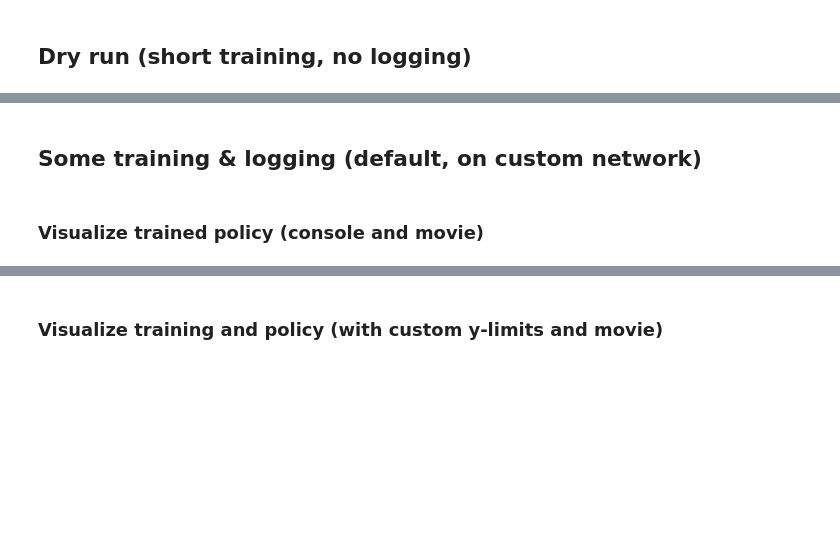
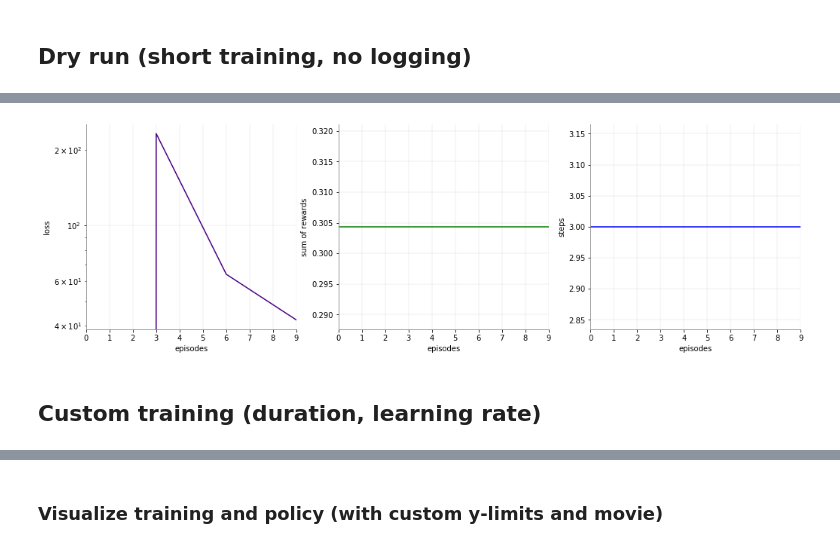
Before and after one commit to DJCordhose/ml-workshop, a Jupyter notebook: notebooks/rl/line.ipynb, the cells around one changed output, grey strips where cells are left out. Cells and saved outputs as stored; diff of their text form; code cells hidden in the pictures; blank space fills up the shorter version.

```diff
--- a/notebooks/rl/line.ipynb
+++ b/notebooks/rl/line.ipynb
@@ -654,0 +49,2 @@ class DummyEnv(gym.Env):
+# %%
+version = 0
@@ -669,3 +196,8 @@ NameError: ignored
+# %%
+version += 1
+env_name = "Line-v{}".format(version)
+
+gym.envs.registration.register(id=env_name, entry_point=LineWorldEnv, max_episode_steps=1000)
 # %% [markdown]
 ##  Dry run (short training, no logging)
 # %%
@@ -678,9 +223,11 @@ import matplotlib.pyplot as plt
 # %%
-ppoAgent = PpoAgent(    gym_env_name = 'Orso-v1',
-                        training=TrainingFast(max_steps_per_episode = 50))
+ppoAgent = PpoAgent(gym_env_name = env_name,
+                    training=TrainingFast(max_steps_per_episode = 50))
 ppoAgent.train()
+# %% [output]
+[figure, added]
-# %% [markdown]
-## Some training & logging (default, on custom network)
+# %% [markdown]
+## Custom training (duration, learning rate)
 # %%
 from easyagents.tfagents import PpoAgent
 from easyagents.config import Training
@@ -691,2 +238,0 @@ ppoAgent.train()
-# %% [markdown]
-### Visualize trained policy (console and movie)
```
Also changed, not shown: parts of 51 cells of this notebook.
